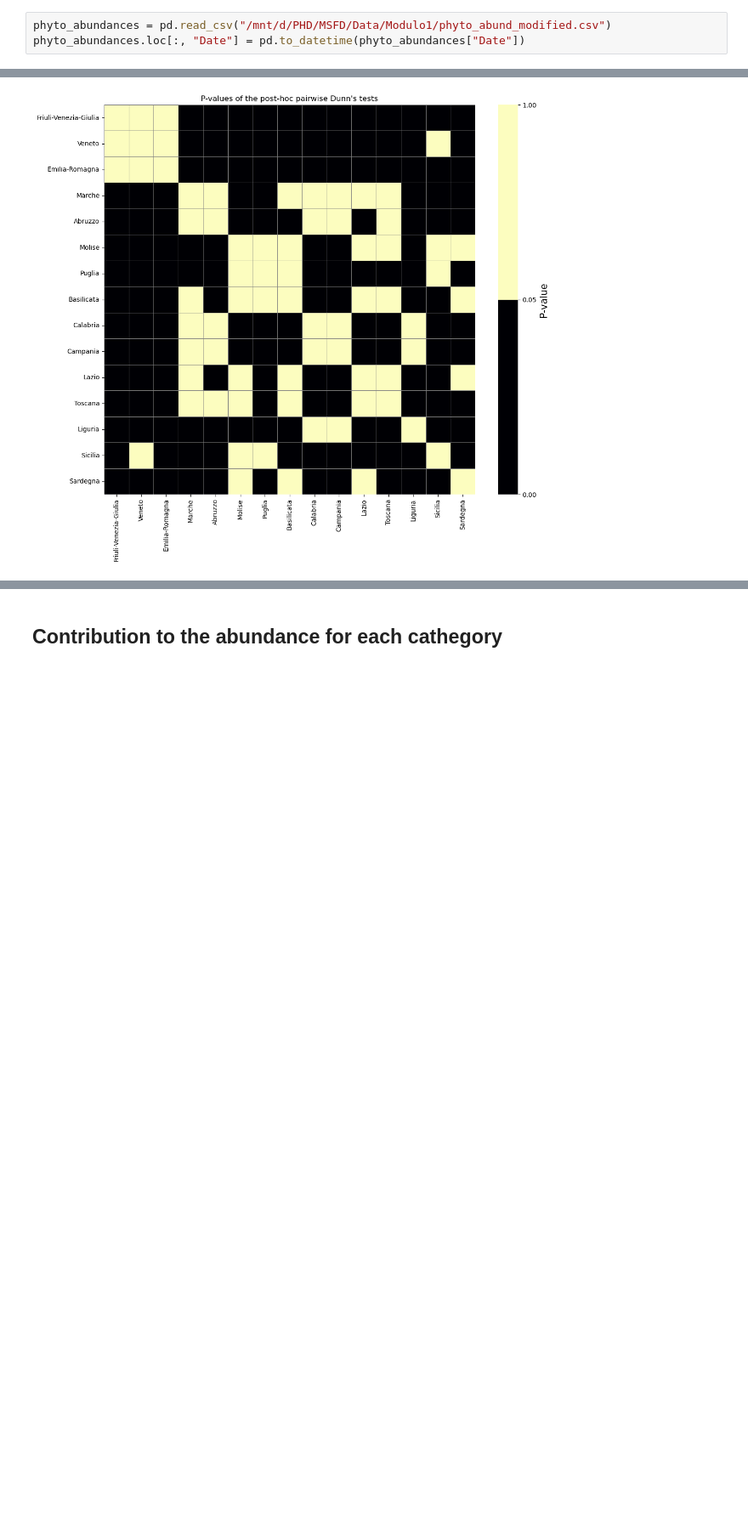
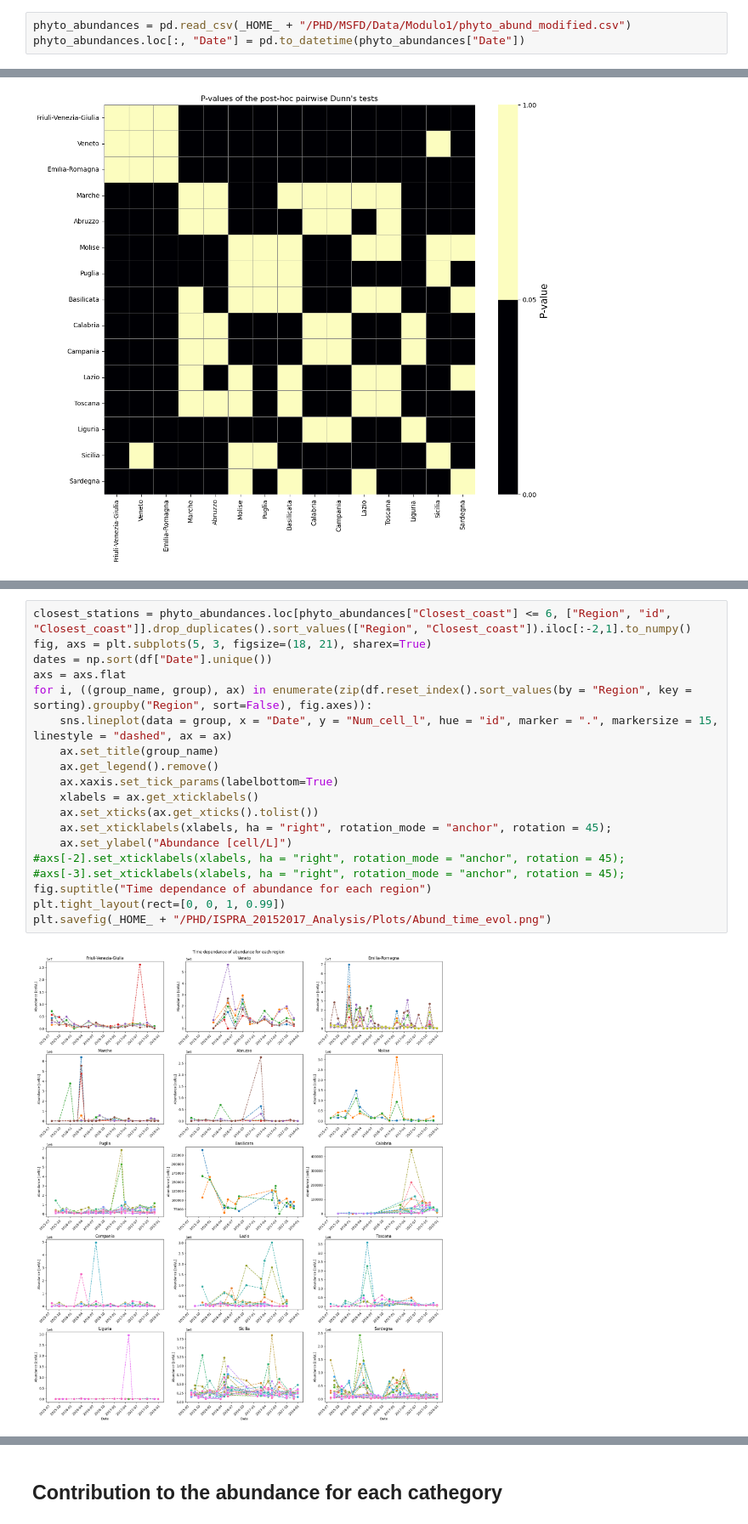
Before and after one commit to Alberto-Ghedin/ISPRA_20152017_Analysis, a Jupyter notebook: Report_with_outliers.ipynb, the cells around one changed output, grey strips where cells are left out. Shown at 85% size. Cells and saved outputs as stored; diff of their text form; blank space fills up the shorter version.

```diff
--- a/Report_with_outliers.ipynb
+++ b/Report_with_outliers.ipynb
@@ -59,5 +64,5 @@ database.switch_to_db()
 #    color_map = make_color_map(labels, palette_name)
 #    return list(map(lambda i : color_map[i], labels))
 # %%
-phyto_abundances = pd.read_csv("/mnt/d/PHD/MSFD/Data/Modulo1/phyto_abund_modified.csv")
+phyto_abundances = pd.read_csv(_HOME_ + "/PHD/MSFD/Data/Modulo1/phyto_abund_modified.csv")
 phyto_abundances.loc[:, "Date"] = pd.to_datetime(phyto_abundances["Date"])
@@ -630 +479,22 @@ df
+# %%
+closest_stations = phyto_abundances.loc[phyto_abundances["Closest_coast"] <= 6, ["Region", "id", "Closest_coast"]].drop_duplicates().sort_values(["Region", "Closest_coast"]).iloc[:-2,1].to_numpy()
+fig, axs = plt.subplots(5, 3, figsize=(18, 21), sharex=True)
+dates = np.sort(df["Date"].unique())
+axs = axs.flat
+for i, ((group_name, group), ax) in enumerate(zip(df.reset_index().sort_values(by = "Region", key = sorting).groupby("Region", sort=False), fig.axes)):
+    sns.lineplot(data = group, x = "Date", y = "Num_cell_l", hue = "id", marker = ".", markersize = 15, linestyle = "dashed", ax = ax)
+    ax.set_title(group_name)
+    ax.get_legend().remove()
+    ax.xaxis.set_tick_params(labelbottom=True)
+    xlabels = ax.get_xticklabels()
+    ax.set_xticks(ax.get_xticks().tolist())
+    ax.set_xticklabels(xlabels, ha = "right", rotation_mode = "anchor", rotation = 45);
+    ax.set_ylabel("Abundance [cell/L]")
+#axs[-2].set_xticklabels(xlabels, ha = "right", rotation_mode = "anchor", rotation = 45);
+#axs[-3].set_xticklabels(xlabels, ha = "right", rotation_mode = "anchor", rotation = 45);
+fig.suptitle("Time dependance of abundance for each region")
+plt.tight_layout(rect=[0, 0, 1, 0.99])
+plt.savefig(_HOME_ + "/PHD/ISPRA_20152017_Analysis/Plots/Abund_time_evol.png")
+# %% [output]
+[figure, added]
 # %%
```
Also changed, not shown: parts of 55 cells of this notebook, 1 other file.
